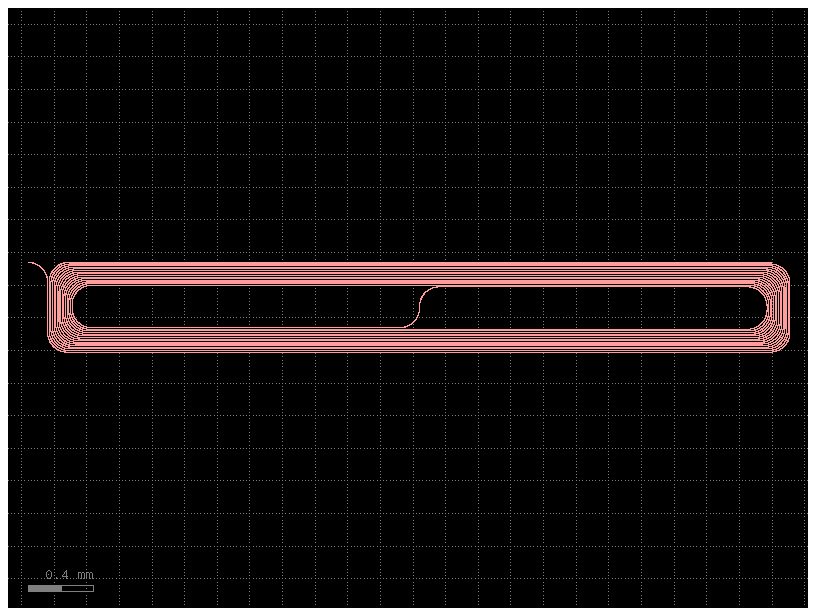
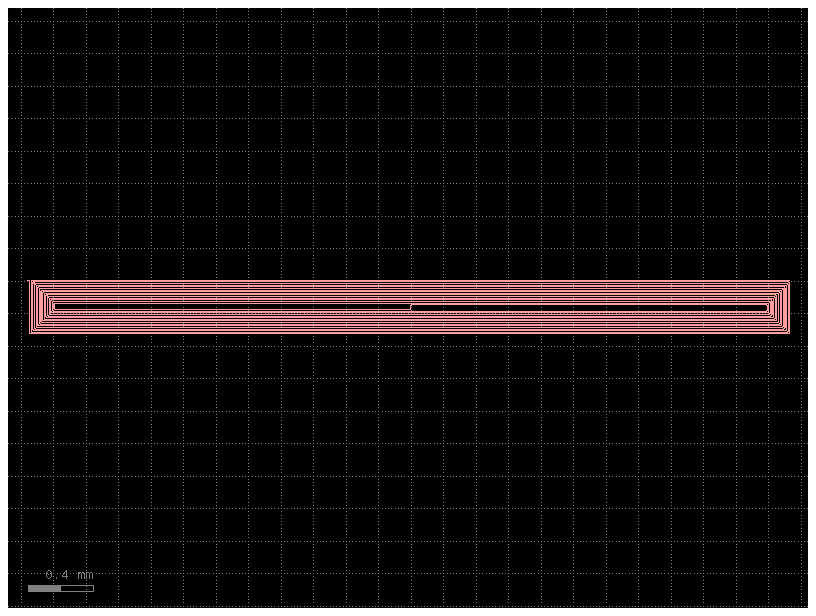
The notebook cell's code change between the first figure and the second:
--- before
+++ after
@@ -1,3 +1,4 @@
 #DEBO CAMBIAR LA WIDTH DE LA ESPIRAL A 0.45 UM, AHORA ESTÁ EN 0.5 UM
 spiral.plot()
+spiral.show()
 print(spiral.ports)

Commit: lab